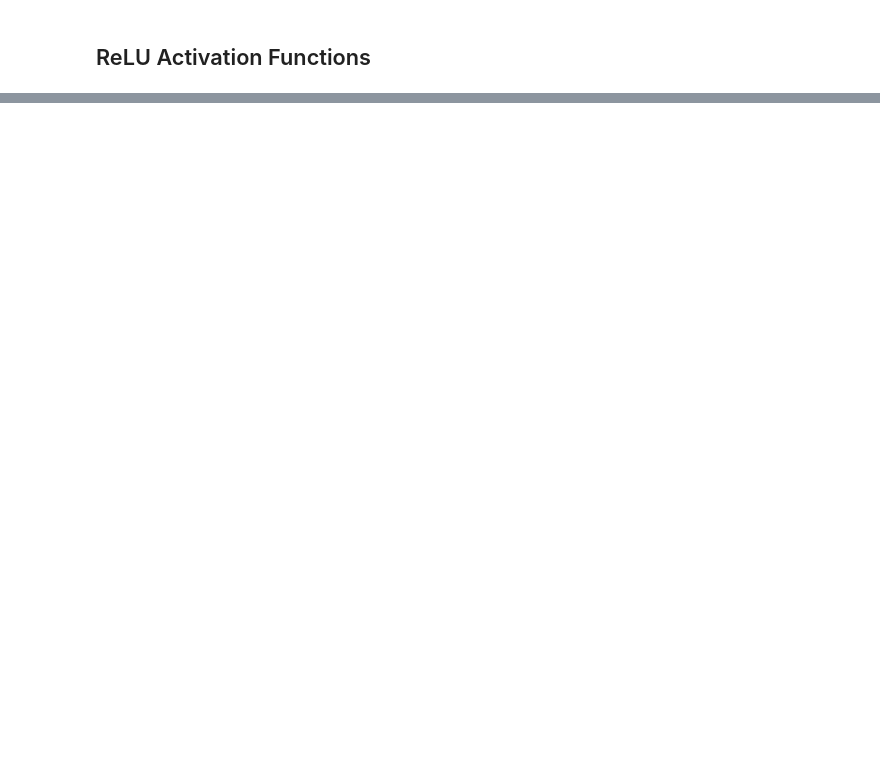
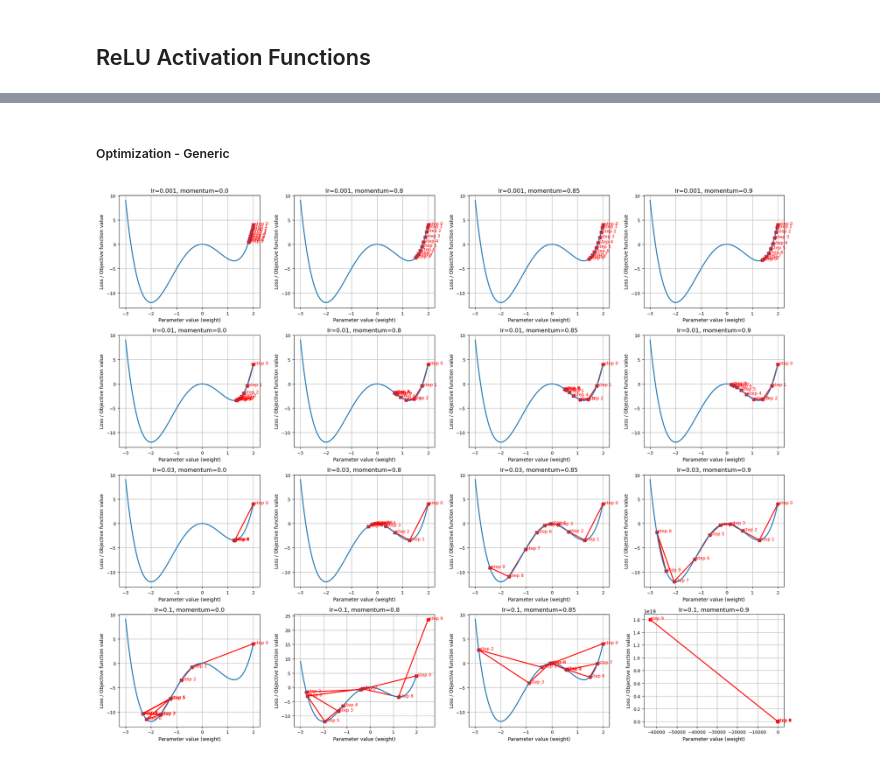
Before and after one commit to ashrithssreddy/llm-from-scratch, a Jupyter notebook: 99_coursework/02_Introduction to Deep Learning with PyTorch/03_Training a Neural Network with PyTorch.ipynb, the cells around one changed output, grey strips where cells are left out. Saved outputs shown, nothing was run; the diff lists cells and outputs as text; code cells hidden in the pictures; blank space fills up the shorter version.

```diff
--- a/99_coursework/02_Introduction to Deep Learning with PyTorch/03_Training a Neural Network with PyTorch.ipynb
+++ b/99_coursework/02_Introduction to Deep Learning with PyTorch/03_Training a Neural Network with PyTorch.ipynb
@@ -214,0 +261,8 @@ Ground truth: 13.000. Predicted: nan.
+# %%
+# Example Code:
+leaky_relu_pytorch = nn.LeakyReLU(negative_slope = 0.05)
+
+x = torch.tensor(-2.0)
+# Call the above function on the tensor x
+output = leaky_relu_pytorch(x)
+print(output)
@@ -214,0 +303,2 @@ Ground truth: 13.000. Predicted: nan.
+# %% [markdown]
+##### Optimization - Generic
@@ -214,0 +362,7 @@ Ground truth: 13.000. Predicted: nan.
+# %%
+import torch
+import numpy as np
+import matplotlib.pyplot as plt
+
+def function(x):
+    return x**4 + x**3 - 5*x**2
@@ -214,0 +434,7 @@ Ground truth: 13.000. Predicted: nan.
+# %%
+learning_rates = [0.001, 0.01, 0.03, 0.1]
+momentums = [0.0, 0.8, 0.85, 0.90]
+
+plot_sgd_grid(learning_rates, momentums=momentums, n_steps=10)
+# %% [output]
+[figure, added]
```
Also changed, not shown: parts of 14 cells of this notebook, 3 other files.
